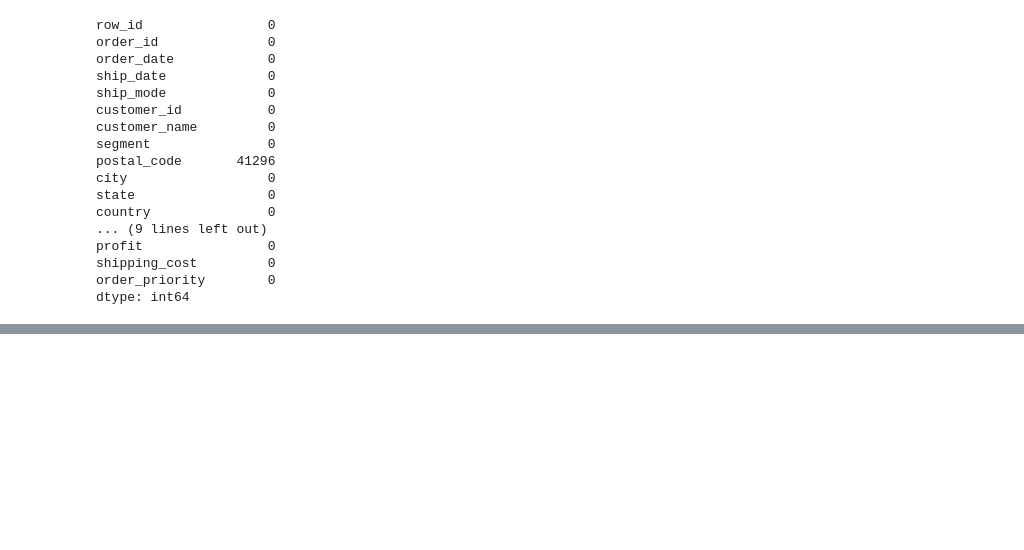
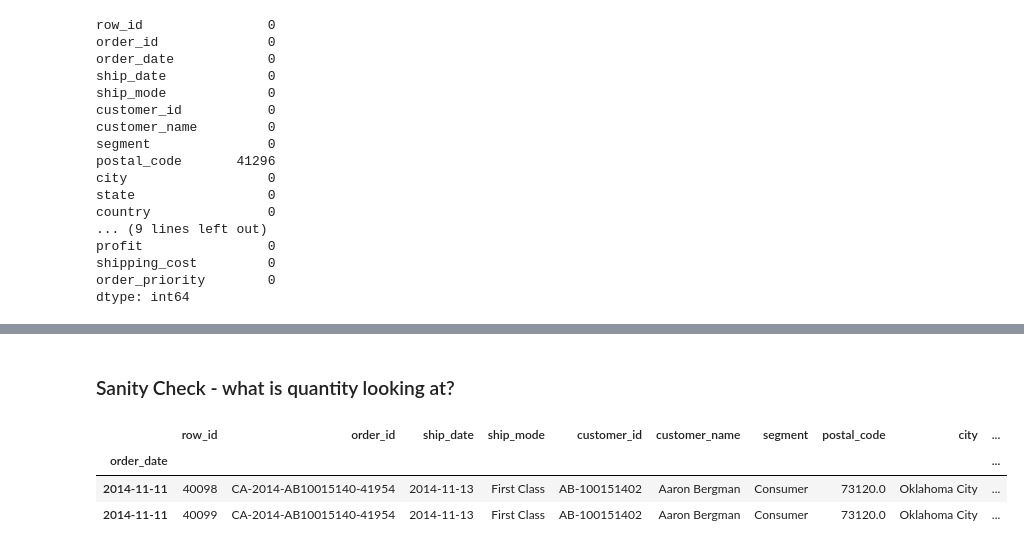
Before and after one commit to valgarland/MLL1, a Jupyter notebook: Final/Machine Learning Lab - Part 1.ipynb, the cells around one changed output, grey strips where cells are left out. Saved outputs shown, nothing was run; the diff lists cells and outputs as text; code cells hidden in the pictures; blank space fills up the shorter version.

```diff
--- a/Final/Machine Learning Lab - Part 1.ipynb
+++ b/Final/Machine Learning Lab - Part 1.ipynb
@@ -65,0 +83,12 @@ dtype: int64
+# %% [markdown]
+### Sanity Check - what is quantity looking at?
+# %%
+#Sanity check - what is quantity actually counting? Total quantity for order or quantity per item?
+check = order.loc[order['order_id'] == 'CA-2014-AB10015140-41954']
+check1 = order.loc[order['order_id'] == 'IN-2014-JR162107-41675']
+check
+# %% [output]
+|  | row_id | order_id | ship_date | ship_mode | customer_id | customer_name | segment | postal_code | city | ... |
+| order_date |  |  |  |  |  |  |  |  |  | ... |
+| 2014-11-11 | 40098 | CA-2014-AB10015140-41954 | 2014-11-13 | First Class | AB-100151402 | Aaron Bergman | Consumer | 73120.0 | Oklahoma City | ... |
+| 2014-11-11 | 40099 | CA-2014-AB10015140-41954 | 2014-11-13 | First Class | AB-100151402 | Aaron Bergman | Consumer | 73120.0 | Oklahoma City | ... |
```
Also changed, not shown: parts of 18 cells of this notebook.
